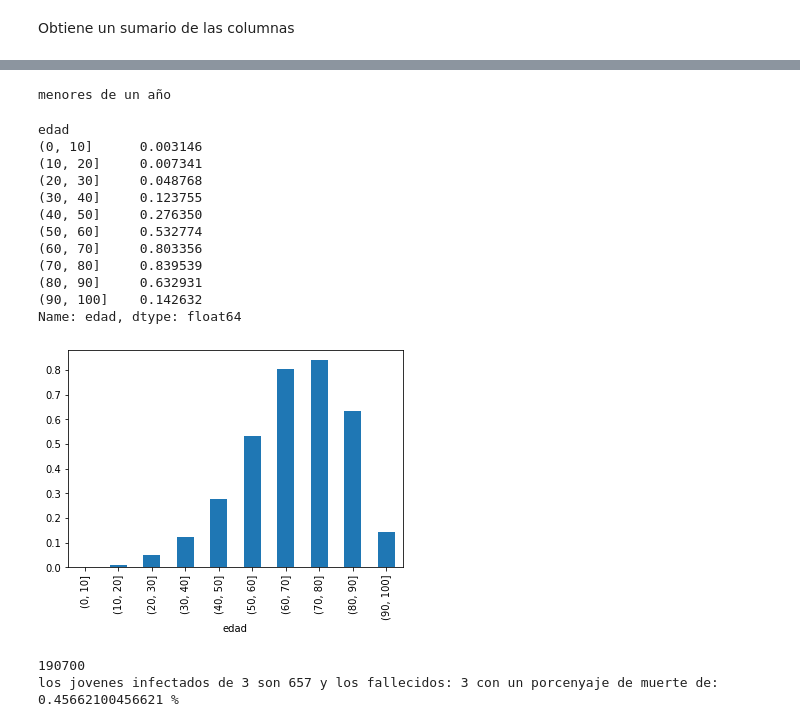
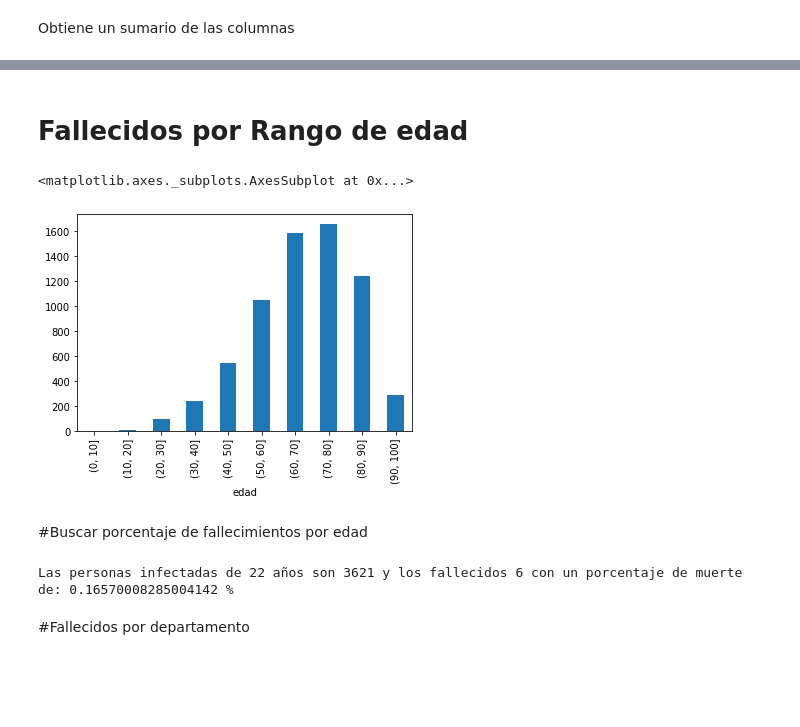
Before and after one commit to calcoach/covidStatistics, a Jupyter notebook: Statistics_covid2019.ipynb, the cells around one changed output, grey strips where cells are left out. Drawn from its saved outputs; the diff is of its cells as text; code cells hidden in the pictures; blank space fills up the shorter version.

```diff
--- a/Statistics_covid2019.ipynb
+++ b/Statistics_covid2019.ipynb
@@ -147,45 +150,28 @@ This will raise an exception in 3.3.
+# %% [markdown]
+# Fallecidos por Rango de edad
 # %%
-
-
-
 results_df['edad']=results_df['edad'].astype('int')
 fallecidos = results_df[results_df.estado == 'Fallecido']
 
 bins = [0,10,20,30,40,50,60,70,80,90,100]
-rangos = fallecidos.groupby(pd.cut(fallecidos['edad'], bins=bins)).edad.count()*100/total
+rangos = fallecidos.groupby(pd.cut(fallecidos['edad'], bins=bins)).edad.count()
 rangos.plot(kind='bar')
-
-print('menores de un año')
-hola
 # %% [output]
-menores de un año
+<matplotlib.axes._subplots.AxesSubplot at 0x...>
-edad
-(0, 10]      0.003146
-(10, 20]     0.007341
-(20, 30]     0.048768
-(30, 40]     0.123755
-(40, 50]     0.276350
-(50, 60]     0.532774
-(60, 70]     0.803356
-(70, 80]     0.839539
-(80, 90]     0.632931
-(90, 100]    0.142632
-Name: edad, dtype: float64
-[figure, old version]
+[figure, new version]
+# %% [markdown]
+#Buscar porcentaje de fallecimientos por edad
 # %%
-edad = 3
+edad = 22
 youns = results_df[results_df.edad == edad]
-
-j = pd.cut(results_df['edad'], bins=[0,10])
-
-print(len(j.index))
 
 total_youns = len(youns.index)
 
 deads = (youns.estado == 'Fallecido').sum()
 
-print('los jovenes infectados de {} son {} y los fallecidos: {} con un porcenyaje de muerte de: {} % '.format(edad,total_youns, deads, (deads*100/
+print('Las personas infectadas de {} años son {} y los fallecidos {} con un porcentaje de muerte de: {} % '.format(edad,total_youns, deads, (deads*100/
                                                                                                                                 total_youns)))
 # %% [output]
-190700
-los jovenes infectados de 3 son 657 y los fallecidos: 3 con un porcenyaje de muerte de: 0.45662100456621 %
+Las personas infectadas de 22 años son 3621 y los fallecidos 6 con un porcentaje de muerte de: 0.16570008285004142 %
+# %% [markdown]
+#Fallecidos por departamento
```
Also changed, not shown: parts of 7 cells of this notebook.
